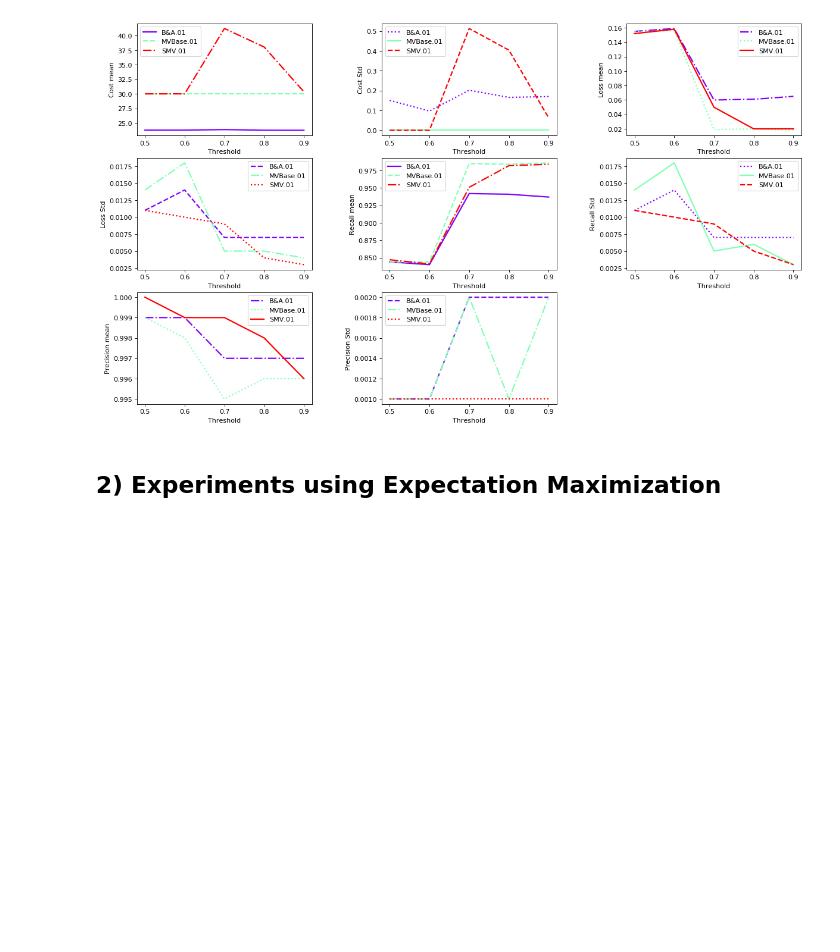
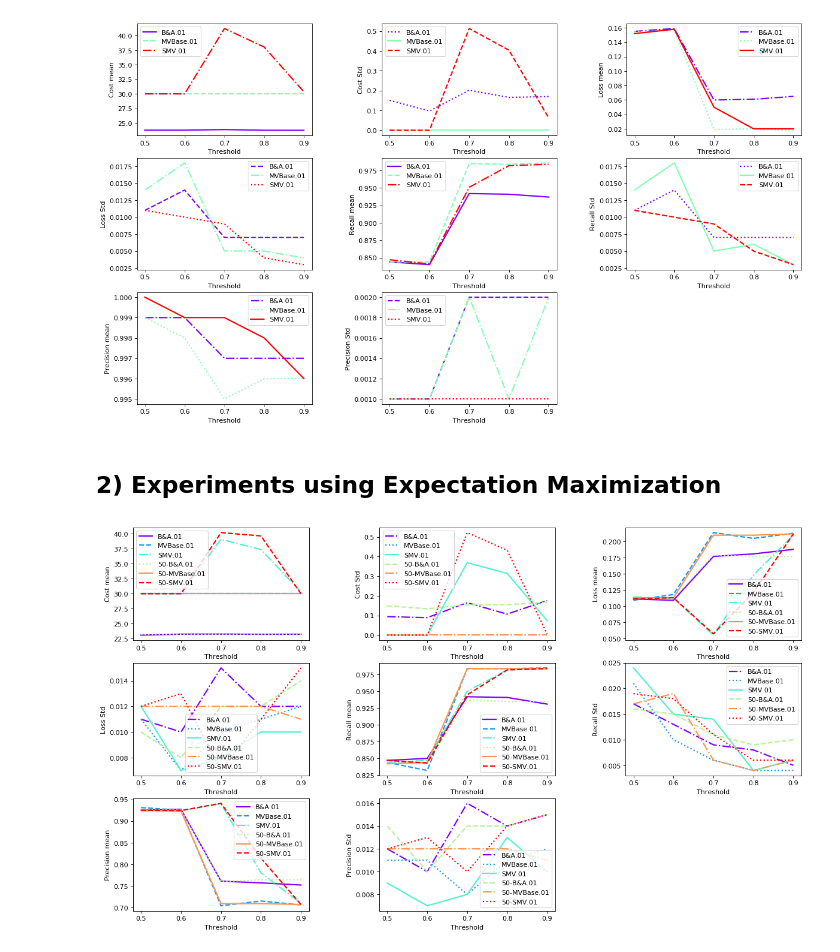
Before and after one commit to pmaglione/classification_model, a Jupyter notebook: main_algorithm_with_experiments.ipynb, the cells around one changed output. Saved outputs shown, nothing was run; the diff lists cells and outputs as text; code cells hidden in the pictures; blank space fills up the shorter version.

Commit message:
Plot unbalanced data

```diff
--- a/main_algorithm_with_experiments.ipynb
+++ b/main_algorithm_with_experiments.ipynb
@@ -1107,3 +1082,28 @@ alg_utils.plot_results(cts,
 #table
 #pd.DataFrame(results_truth_finder, columns=pdColumns).to_csv('results/smart_stop_truth_finder_not_expert.csv', index=False)
 #pd.DataFrame(results_truth_finder, columns=pdColumns)
+# %%
+mv_base_01 = pd.read_csv('./results/it10_d10_b5/baseline_mv_it10_v3_b5_cr01.csv')
+ba_01 = pd.read_csv('./results/it10_d10_b5/mv_break_tie_it10_b5_cr01.csv')
+mv_01 = pd.read_csv('./results/it10_d10_b5/smart_stop_mv_not_expert_i10_d10_b5_cr01.csv')
+mv_base_01_50 = pd.read_csv('./results/it50_d50_b5/baseline_mv_it50_b5_v3_cr01.csv')
+ba_01_50 = pd.read_csv('./results/it50_d50_b5/mv_break_tie_it50_b5_cr01.csv')
+mv_01_50 = pd.read_csv('./results/it50_d50_b5/smart_stop_mv_not_expert_it50_d50_b5_cr01.csv')
+
+
+print_columns = ["Cost mean","Cost Std", "Loss mean", "Loss Std", "Recall mean", "Recall Std", "Precision mean", "Precision Std"]
+cts = [.5,.6,.7,.8,.9]
+
+alg_utils.plot_results(cts,
+                       "Threshold",
+           {
+               "B&A.01": ba_01,
+               "MVBase.01": mv_base_01,
+               "SMV.01": mv_01,
+               "50-B&A.01": ba_01_50,
+               "50-MVBase.01": mv_base_01_50,
+               "50-SMV.01": mv_01_50
+           },
+            print_columns)
+# %% [output]
+[figure, added]
```
Also changed, not shown: parts of 13 cells of this notebook, 2 other files.
